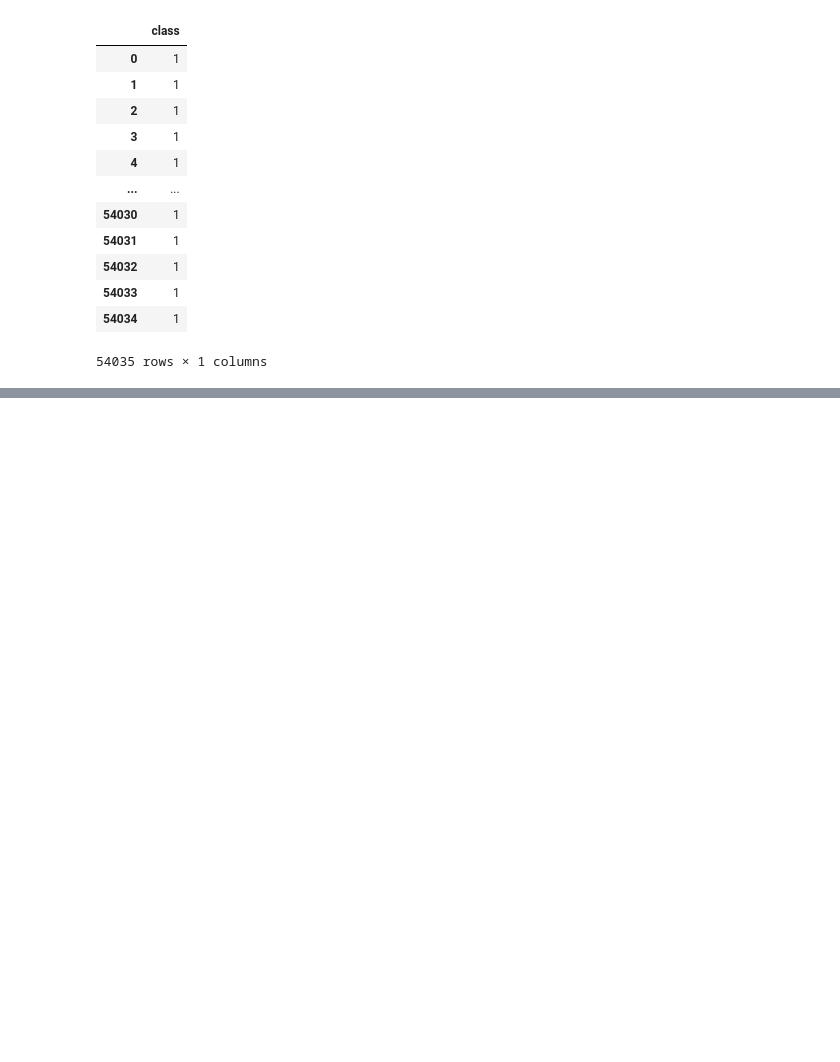
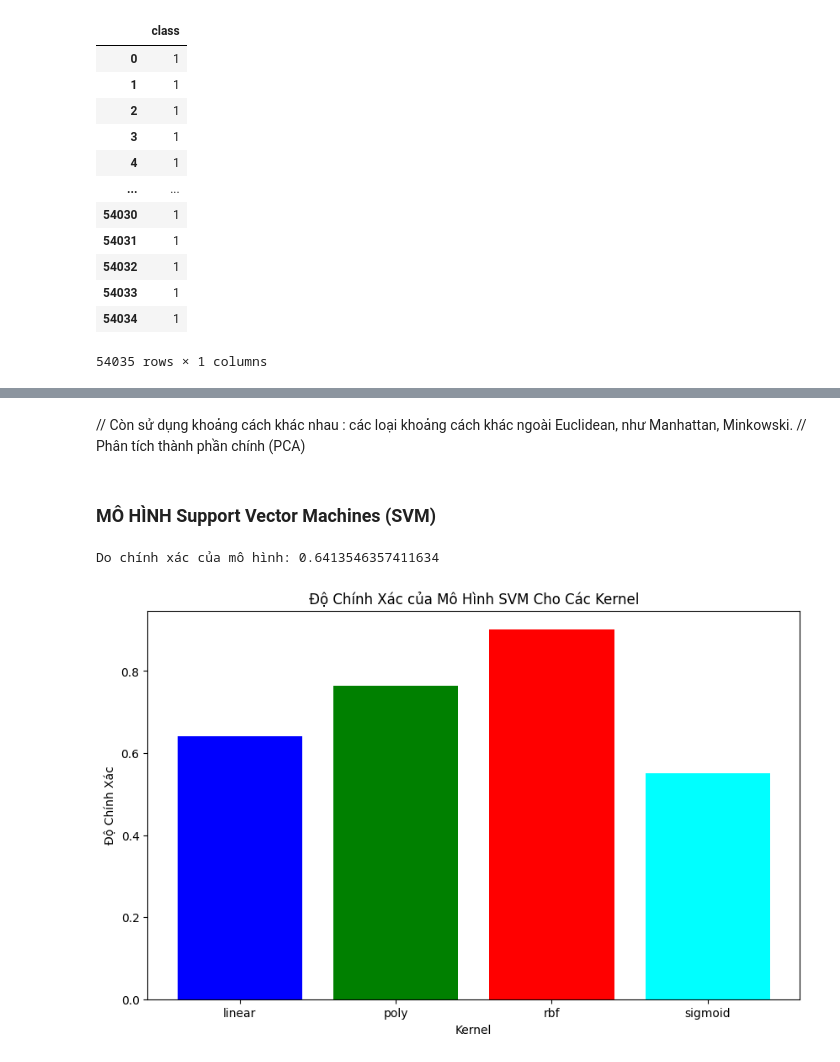
Before and after one commit to hiendamvan/mushroom_edible_classification, a Jupyter notebook: Analyze_data.ipynb, the cells around one changed output, grey strips where cells are left out. Saved outputs shown, nothing was run; the diff lists cells and outputs as text; code cells hidden in the pictures; blank space fills up the shorter version.

```diff
--- a/Analyze_data.ipynb
+++ b/Analyze_data.ipynb
@@ -191,0 +322,43 @@ KNNClassifierModel Test Score is :  0.7053235457405466
+# %% [markdown]
+// Còn sử dụng khoảng cách khác nhau : các loại khoảng cách khác ngoài Euclidean, như Manhattan, Minkowski.
+// Phân tích thành phần chính (PCA)
+# %% [markdown]
+### MÔ HÌNH Support Vector Machines (SVM)
+# %%
+from sklearn.svm import SVC
+from sklearn.metrics import accuracy_score
+# Chuẩn hóa dữ liệu.
+scaler = StandardScaler()
+X_train_scaled = scaler.fit_transform(X_train)
+X_test_scaled = scaler.transform(X_test)
+svm_model = SVC(kernel='linear') # Sử dụng kernel tuyến tính tính tích vô hướng.
+svm_model.fit(X_train_scaled, y_train)
+# Dự đoán với tập dữ liệu kiểm tra.
+y_pred = svm_model.predict(X_test_scaled)
+
+# Đánh giá mô hình.
+accuracy_SVM = accuracy_score(y_test, y_pred)
+print(f'Do chính xác của mô hình:', accuracy_SVM)
+# %% [output]
+Do chính xác của mô hình: 0.6413546357411634
+# %%
+# Danh sách các kernel để thử nghiệm
+kernels = ['linear', 'poly', 'rbf', 'sigmoid']
+accuracy_scores = []
+
+for kernel in kernels:
+    svm_model = SVC(kernel=kernel)
+    svm_model.fit(X_train_scaled, y_train)
+    y_pred = svm_model.predict(X_test_scaled)
+    accuracy = accuracy_score(y_test, y_pred)
+    accuracy_scores.append(accuracy)
+
+# Vẽ biểu đồ độ chính xác
+plt.figure(figsize=(10, 6))
+plt.bar(kernels, accuracy_scores, color=['blue', 'green', 'red', 'cyan'])
+plt.title('Độ Chính Xác của Mô Hình SVM Cho Các Kernel')
+plt.xlabel('Kernel')
+plt.ylabel('Độ Chính Xác')
+plt.show()
+# %% [output]
+[figure, added]
```
Also changed, not shown: parts of 15 cells of this notebook.
